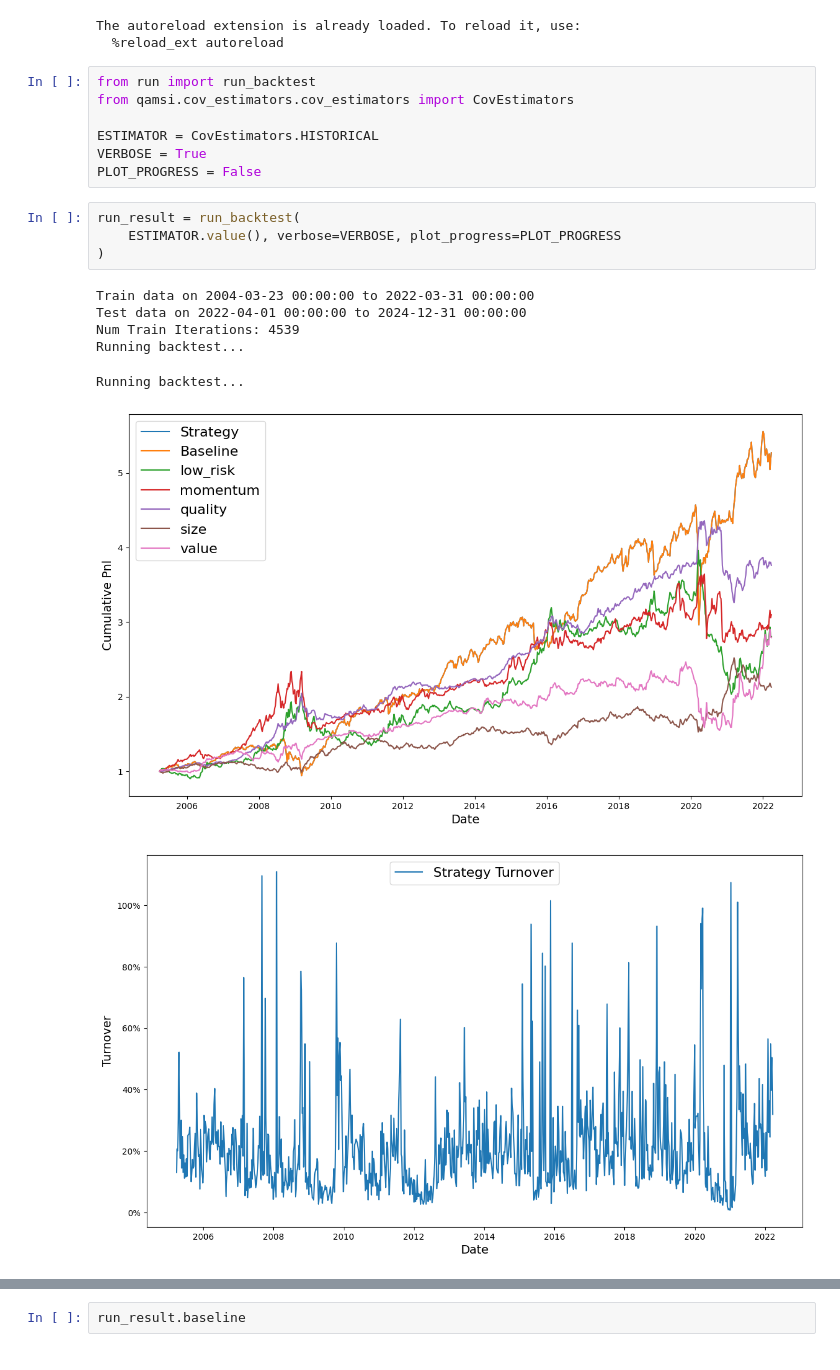
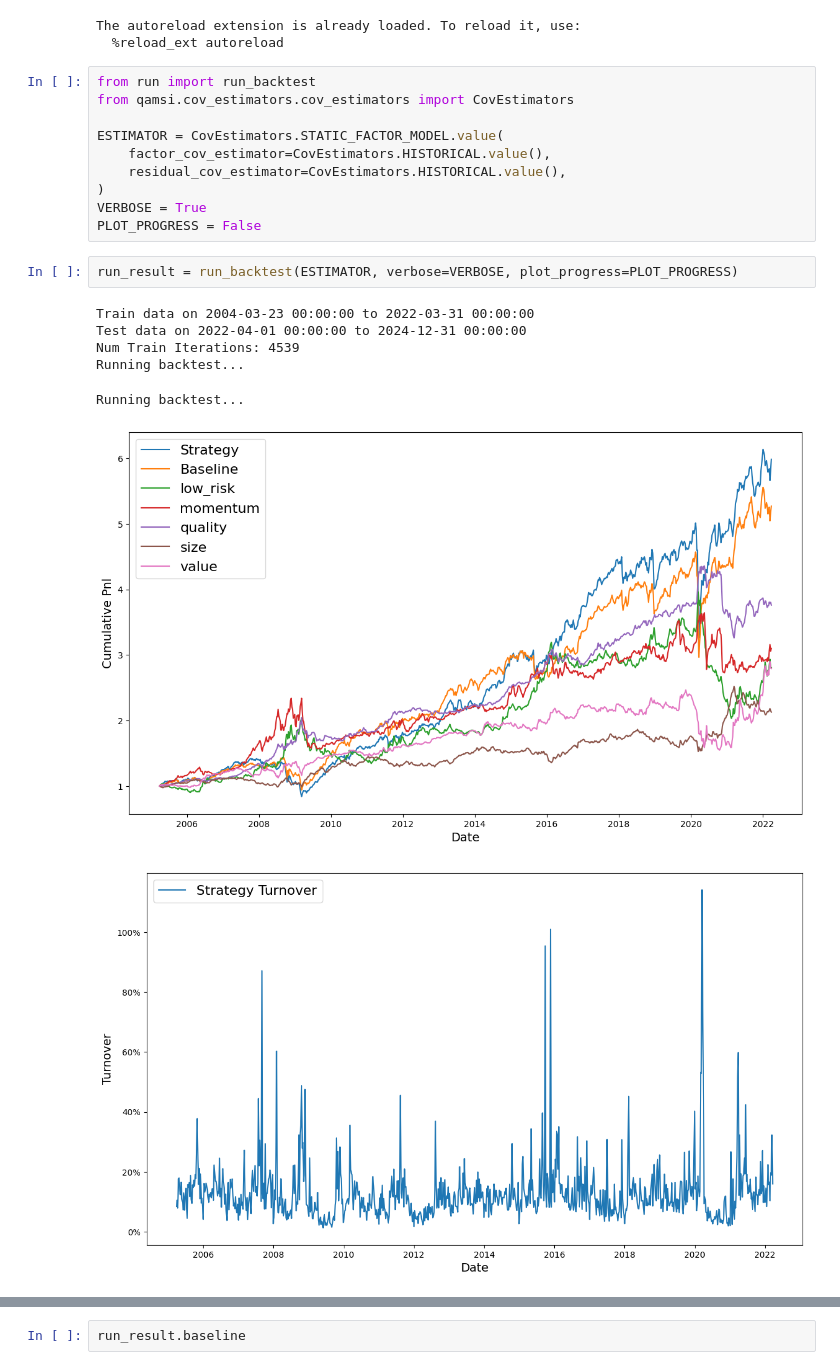
Before and after one commit to ashnvael/qamsi, a Jupyter notebook: run.ipynb, the cells around one changed output, grey strips where cells are left out. Drawn from its saved outputs; the diff is of its cells as text.

Commit message:
factor model

```diff
--- a/run.ipynb
+++ b/run.ipynb
@@ -8,18 +8,19 @@ The autoreload extension is already loaded. To reload it, use:
 from run import run_backtest
 from qamsi.cov_estimators.cov_estimators import CovEstimators
 
-ESTIMATOR = CovEstimators.HISTORICAL
+ESTIMATOR = CovEstimators.STATIC_FACTOR_MODEL.value(
+    factor_cov_estimator=CovEstimators.HISTORICAL.value(),
+    residual_cov_estimator=CovEstimators.HISTORICAL.value(),
+)
 VERBOSE = True
 PLOT_PROGRESS = False
 # %%
-run_result = run_backtest(
-    ESTIMATOR.value(), verbose=VERBOSE, plot_progress=PLOT_PROGRESS
-)
+run_result = run_backtest(ESTIMATOR, verbose=VERBOSE, plot_progress=PLOT_PROGRESS)
 # %% [output]
 Train data on 2004-03-23 00:00:00 to 2022-03-31 00:00:00
 Test data on 2022-04-01 00:00:00 to 2024-12-31 00:00:00
 Num Train Iterations: 4539
 Running backtest...
 Running backtest...
-[figure, old version]
+[figure, new version]
-[figure, old version]
+[figure, new version]
```
Also changed, not shown: parts of 2 cells of this notebook, 3 other files.
